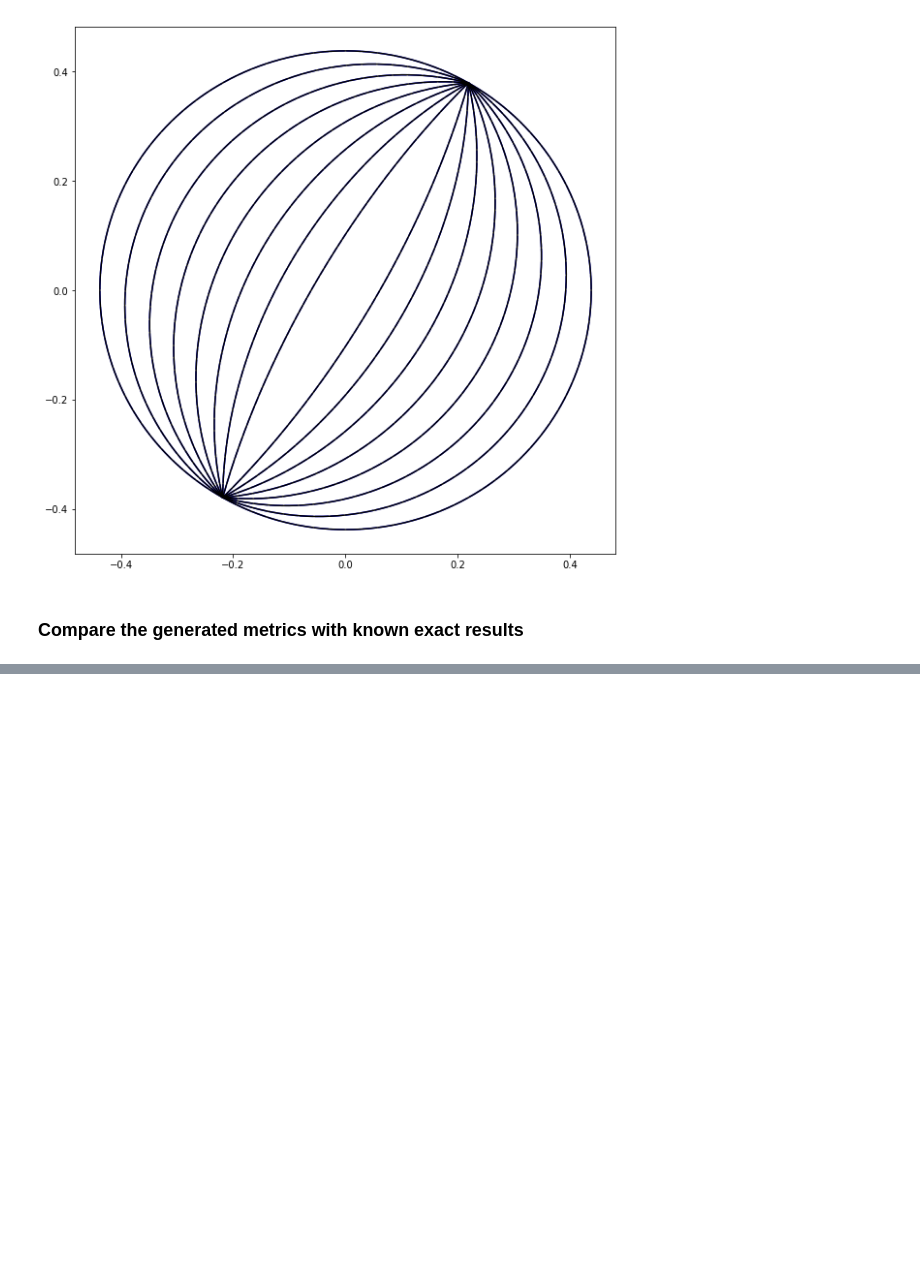
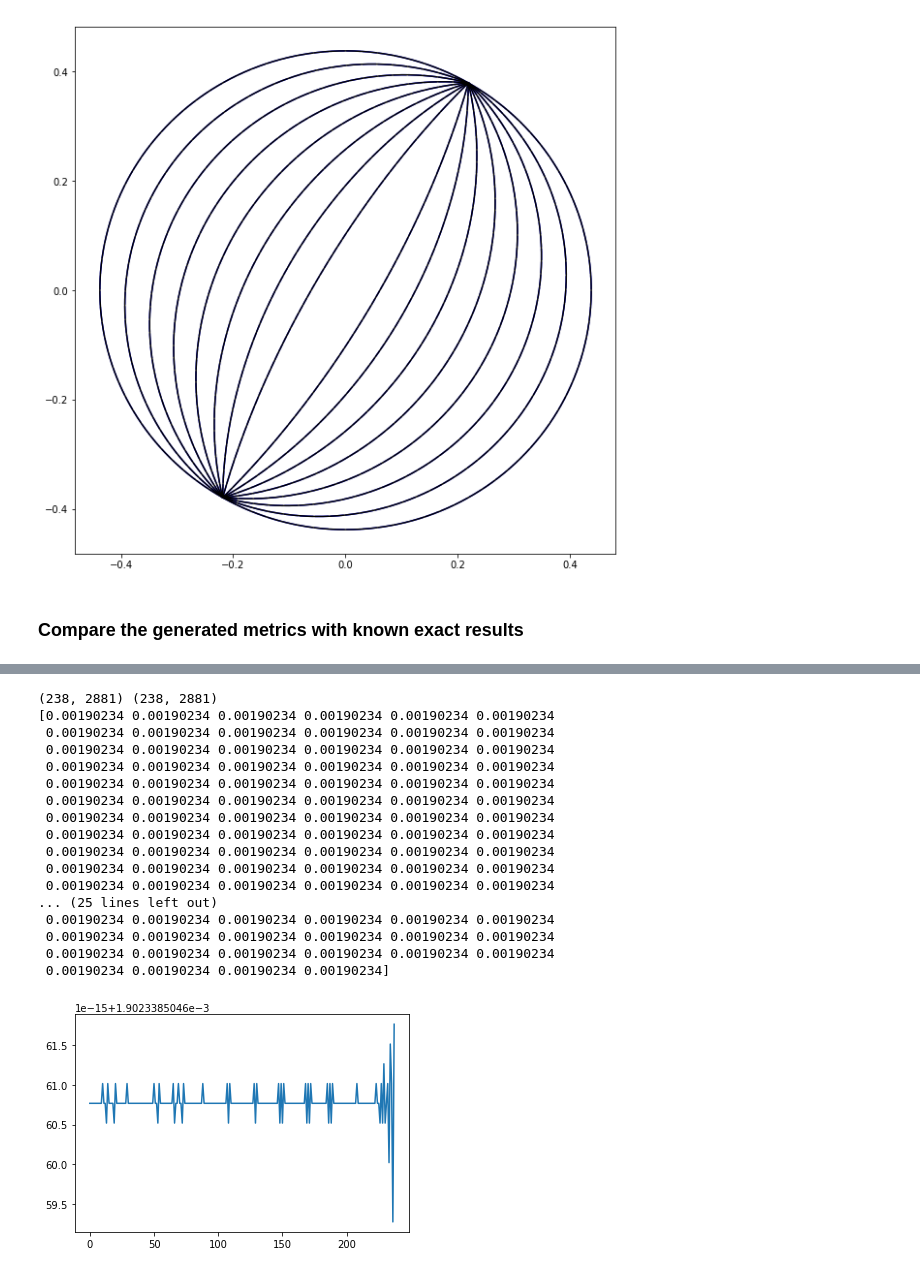
Before and after one commit to nikizadehgfdl/grid_generation, a Jupyter notebook: jupyter_northern_bipole_cap_grid.ipynb, the cells around one changed output, grey strips where cells are left out. Saved outputs shown, nothing was run; the diff lists cells and outputs as text; code cells hidden in the pictures; blank space fills up the shorter version.

Commit message:
Trying to make sense of the metrics

```diff
--- a/jupyter_northern_bipole_cap_grid.ipynb
+++ b/jupyter_northern_bipole_cap_grid.ipynb
@@ -163,7 +163,7 @@ PI_180 = np.pi/180.
 
 #Constants
 PI_180 = np.pi/180.
-Re = 6.378e6
+_default_Re = 6.378e6
 
 #utility function to plot grids
 def plot_mesh_in_latlon(lam, phi, stride=1, phi_color='k', lam_color='r'):
@@ -188,7 +188,7 @@ def mdist(x1,x2):
   b=np.mod(x2-x1+720.,360.)
   d=np.minimum(a,b)
   return d
-def generate_grid_metrics(x,y,axis_units='degrees'):
+def generate_grid_metrics(x,y,axis_units='degrees',Re=_default_Re):
     nytot,nxtot = x.shape
     if  axis_units == 'm':
       metric=1.0
@@ -577,3 +521,43 @@ plt.plot(dx_prime-dx_MIDAS);
+# %%
+
+dx_prime,dy_prime,area_prime,angle_prime = generate_grid_metrics(lams,phis,axis_units='degrees',Re=1)
+#dx_MIDAS,dy_MIDAS,area_MIDAS,angle_MIDAS = generate_grid_metrics(lams_MIDAS,phis_MIDAS,axis_units='degrees',Re=1)
+
+print(dy_prime.shape,dy_MIDAS.shape)
+print(dy_prime[:,Ni//4])
+#print(dy_prime[-3:,Ni//4])
+#print(dy_MIDAS[-3:,Ni//4])
+#print(dx_prime[-10:,Ni//4])
+#print(dx_MIDAS[-10:,Ni//4])
+#
+#print(lams[-3:,Ni//4])
+#print(lams_MIDAS[-3:,Ni//4])
+#print(lams[-3:,3*Ni//4])
+#print(lams_MIDAS[-3:,3*Ni//4])
+
+
+#plt.plot(dy_prime[:,Ni//4]);
+#plt.plot(dy_MIDAS[:,Ni//4]);
+plt.plot(dy_prime[:,Ni//4]);
+# %% [output]
+(238, 2881) (238, 2881)
+[0.00190234 0.00190234 0.00190234 0.00190234 0.00190234 0.00190234
+ 0.00190234 0.00190234 0.00190234 0.00190234 0.00190234 0.00190234
+ 0.00190234 0.00190234 0.00190234 0.00190234 0.00190234 0.00190234
+ 0.00190234 0.00190234 0.00190234 0.00190234 0.00190234 0.00190234
+ 0.00190234 0.00190234 0.00190234 0.00190234 0.00190234 0.00190234
+ 0.00190234 0.00190234 0.00190234 0.00190234 0.00190234 0.00190234
+ 0.00190234 0.00190234 0.00190234 0.00190234 0.00190234 0.00190234
+ 0.00190234 0.00190234 0.00190234 0.00190234 0.00190234 0.00190234
+ 0.00190234 0.00190234 0.00190234 0.00190234 0.00190234 0.00190234
+ 0.00190234 0.00190234 0.00190234 0.00190234 0.00190234 0.00190234
+ 0.00190234 0.00190234 0.00190234 0.00190234 0.00190234 0.00190234
+... (25 lines left out)
+ 0.00190234 0.00190234 0.00190234 0.00190234 0.00190234 0.00190234
+ 0.00190234 0.00190234 0.00190234 0.00190234 0.00190234 0.00190234
+ 0.00190234 0.00190234 0.00190234 0.00190234 0.00190234 0.00190234
+ 0.00190234 0.00190234 0.00190234 0.00190234]
+[figure, added]
 # %%
 def generate_bipolar_cap_grid1(Ni,Nj_ncap,lat0_bp,lon_bp,lenlon):
     print( 'Generating bipolar grid bounded at latitude ',lat0_bp  )
```
Also changed, not shown: parts of 6 cells of this notebook, 1 other file.
